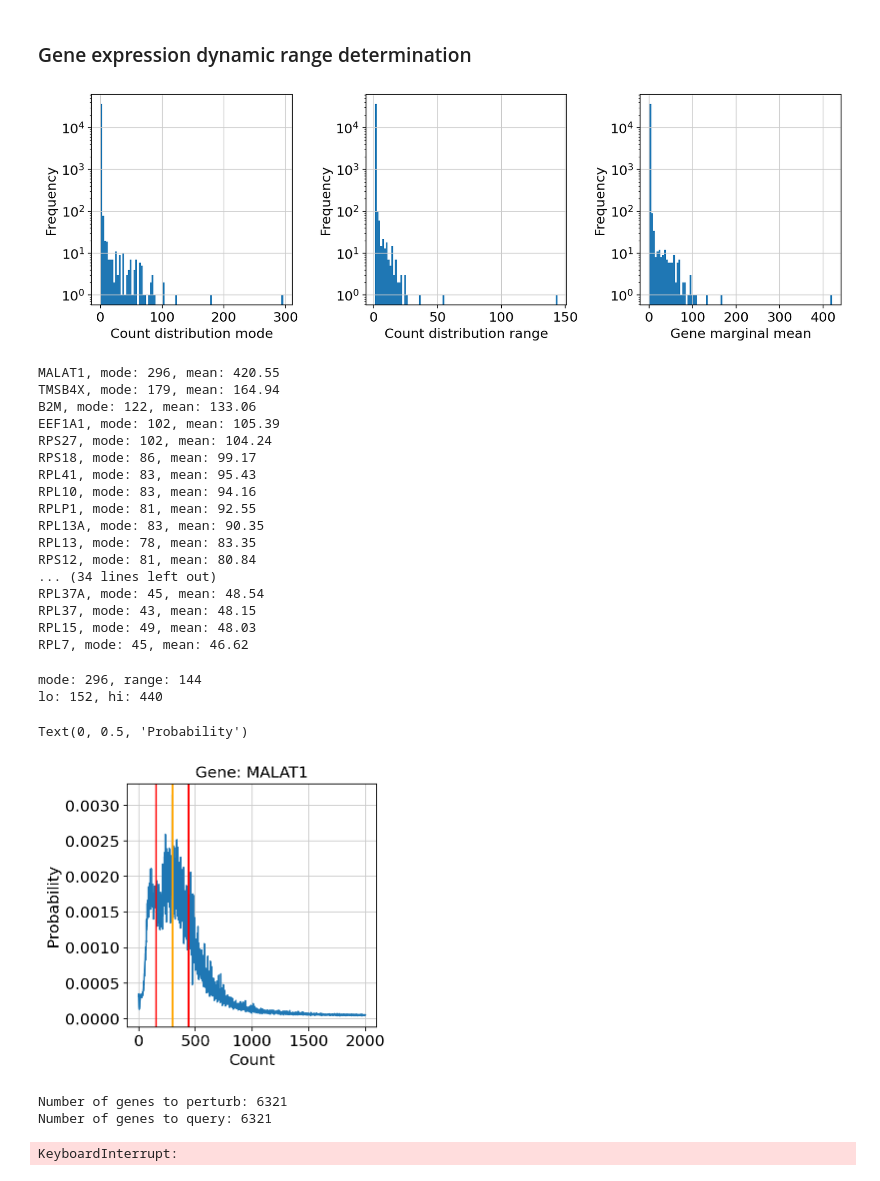
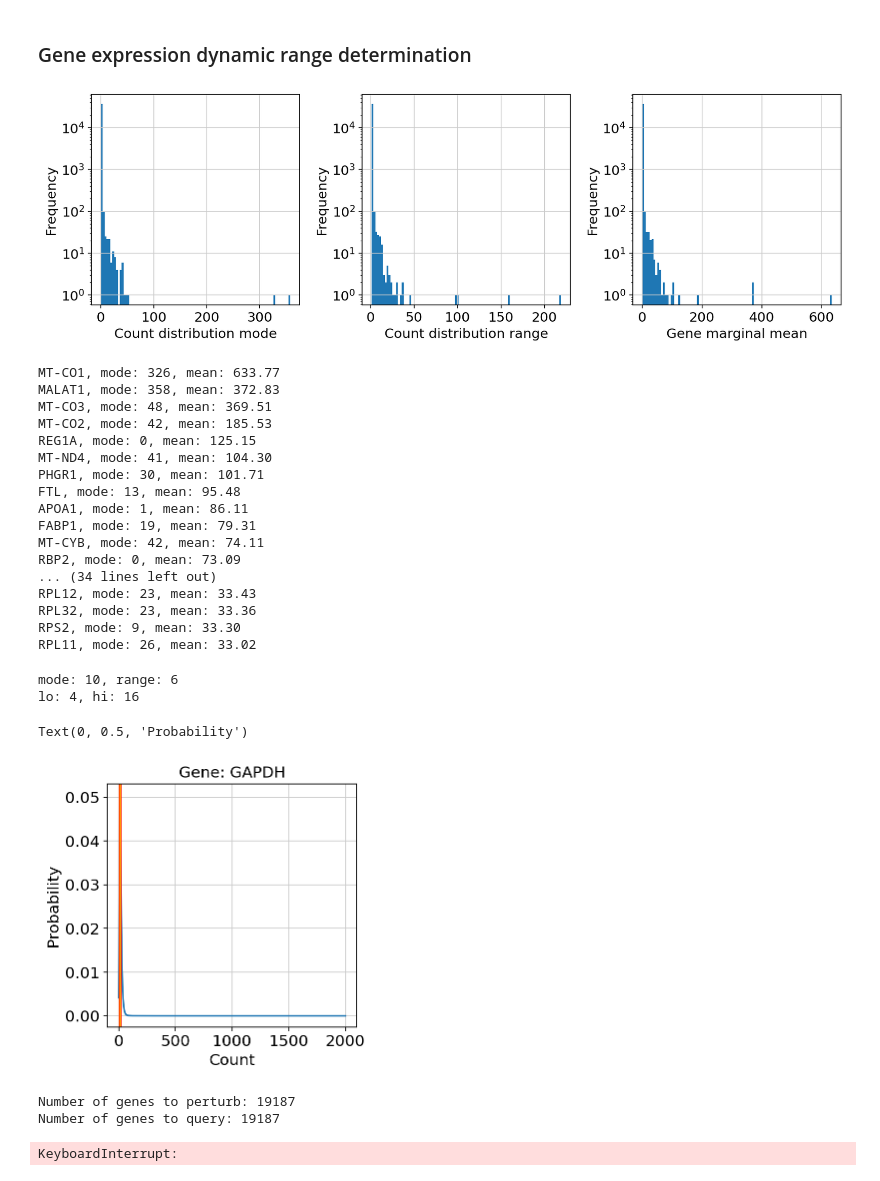
Before and after one commit to cellarium-ai/cellarium-ml, a Jupyter notebook: notebooks/cellariumgpt_inference/09_linear_response_by_cell_type_prompting.ipynb, the cells around one changed output. Drawn from its saved outputs; the diff is of its cells as text; code cells hidden in the pictures.

```diff
--- a/notebooks/cellariumgpt_inference/09_linear_response_by_cell_type_prompting.ipynb
+++ b/notebooks/cellariumgpt_inference/09_linear_response_by_cell_type_prompting.ipynb
@@ -36,8 +36,12 @@ query_gene_ids = ctx.model_var_names
 assay = "10x 3' v2"
 suspension_type = "cell"
 prompt_metadata_dict = {
-    "cell_type": "CD8-positive, alpha-beta T cell",
-    "tissue": "blood"
+    # "cell_type": "CD8-positive, alpha-beta T cell",
+    # "tissue": "blood"
+    "cell_type": "enterocyte",
+    "tissue": "small intestine",
+    "disease": "normal",
+    "sex": "male",
 }
 total_mrna_umis = 10_000
 # %% [markdown]
@@ -79,7 +83,7 @@ ax.set_ylabel("Frequency");
 
 fig.tight_layout()
 # %% [output]
-[figure, old version]
+[figure, new version]
 # %%
 # print gene symbols for top 10 genes in terms of mode
 top_k = 50
@@ -90,50 +94,52 @@ top_k_genes = sorted(
 for gene_id, mode, mean in top_k_genes:
     print(f'{ctx.gene_id_to_gene_symbol_map[gene_id]}, mode: {mode}, mean: {mean:.2f}')
 # %% [output]
-MALAT1, mode: 296, mean: 420.55
-TMSB4X, mode: 179, mean: 164.94
-B2M, mode: 122, mean: 133.06
-EEF1A1, mode: 102, mean: 105.39
-RPS27, mode: 102, mean: 104.24
-RPS18, mode: 86, mean: 99.17
-RPL41, mode: 83, mean: 95.43
-RPL10, mode: 83, mean: 94.16
-RPLP1, mode: 81, mean: 92.55
-RPL13A, mode: 83, mean: 90.35
-RPL13, mode: 78, mean: 83.35
-RPS12, mode: 81, mean: 80.84
+MT-CO1, mode: 326, mean: 633.77
+MALAT1, mode: 358, mean: 372.83
+MT-CO3, mode: 48, mean: 369.51
+MT-CO2, mode: 42, mean: 185.53
+REG1A, mode: 0, mean: 125.15
+MT-ND4, mode: 41, mean: 104.30
+PHGR1, mode: 30, mean: 101.71
+FTL, mode: 13, mean: 95.48
+APOA1, mode: 1, mean: 86.11
+FABP1, mode: 19, mean: 79.31
+MT-CYB, mode: 42, mean: 74.11
+RBP2, mode: 0, mean: 73.09
 ... (34 lines left out)
-RPL37A, mode: 45, mean: 48.54
-RPL37, mode: 43, mean: 48.15
-RPL15, mode: 49, mean: 48.03
-RPL7, mode: 45, mean: 46.62
+RPL12, mode: 23, mean: 33.43
+RPL32, mode: 23, mean: 33.36
+RPS2, mode: 9, mean: 33.30
+RPL11, mode: 26, mean: 33.02
 # %%
-gene_symbol = 'MALAT1'
+gene_symbol = 'GAPDH'
 q = ctx.var_name_to_index_map[ctx.gene_symbol_to_gene_id_map[gene_symbol]]
 
 print(f"mode: {gex_range_dict['gene_logits_mode_q'][q].item()}, range: {gex_range_dict['range_q'][q].item()}")
 print(f"lo: {gex_range_dict['x_lo_q'][q].item()}, hi: {gex_range_dict['x_hi_q'][q].item()}")
 
 query_id = query_gene_ids[q]
 gene_symbol = ctx.gene_id_to_gene_symbol_map[query_id]
 
 fig, ax = plt.subplots()
 
 ax.plot(
     np.arange(max_counts),
     gex_range_dict['gene_logits_qk'][q].exp().cpu().numpy(), '-')
 ax.axvline(gex_range_dict['x_lo_q'][q].item(), color='red')
 ax.axvline(gex_range_dict['x_hi_q'][q].item(), color='red')
 ax.axvline(gex_range_dict['gene_logits_mode_q'][q].item(), color='orange')
 
 ax.set_title(f"Gene: {gene_symbol}")
 ax.set_xlabel("Count")
 ax.set_ylabel("Probability")
+
+# ax.set_xlim((0, 10))
 # %% [output]
-mode: 296, range: 144
-lo: 152, hi: 440
+mode: 10, range: 6
+lo: 4, hi: 16
 Text(0, 0.5, 'Probability')
-[figure, old version]
+[figure, new version]
 # %%
 gene_logits_qk = gex_range_dict['gene_logits_qk']
 gene_logits_mode_q = gex_range_dict['gene_logits_mode_q']
@@ -145,7 +151,7 @@ x_lo_q = gex_range_dict['x_lo_q']
 x_hi_q = gex_range_dict['x_hi_q']
 
 # let's pick genes to perturb (and query) that make sense for this cell type
-expr_threshold_tpm = 10.
+expr_threshold_tpm = 0.1
 expr_threshold_mean = expr_threshold_tpm * total_mrna_umis / 1e6
 expressed_mask_q = (gene_marginal_mean_q >= expr_threshold_mean).cpu().numpy()
 
@@ -159,8 +165,8 @@ filtered_x_hi_q = x_hi_q.cpu().numpy()[expressed_mask_q]
 print("Number of genes to perturb:", len(filtered_perturb_gene_ids))
 print("Number of genes to query:", len(filtered_query_gene_ids))
 # %% [output]
-Number of genes to perturb: 6321
-Number of genes to query: 6321
+Number of genes to perturb: 19187
+Number of genes to query: 19187
 # %%
 n_points = 5
 query_chunk_size = 64
```
Also changed, not shown: parts of 16 cells of this notebook, 5 other files.
